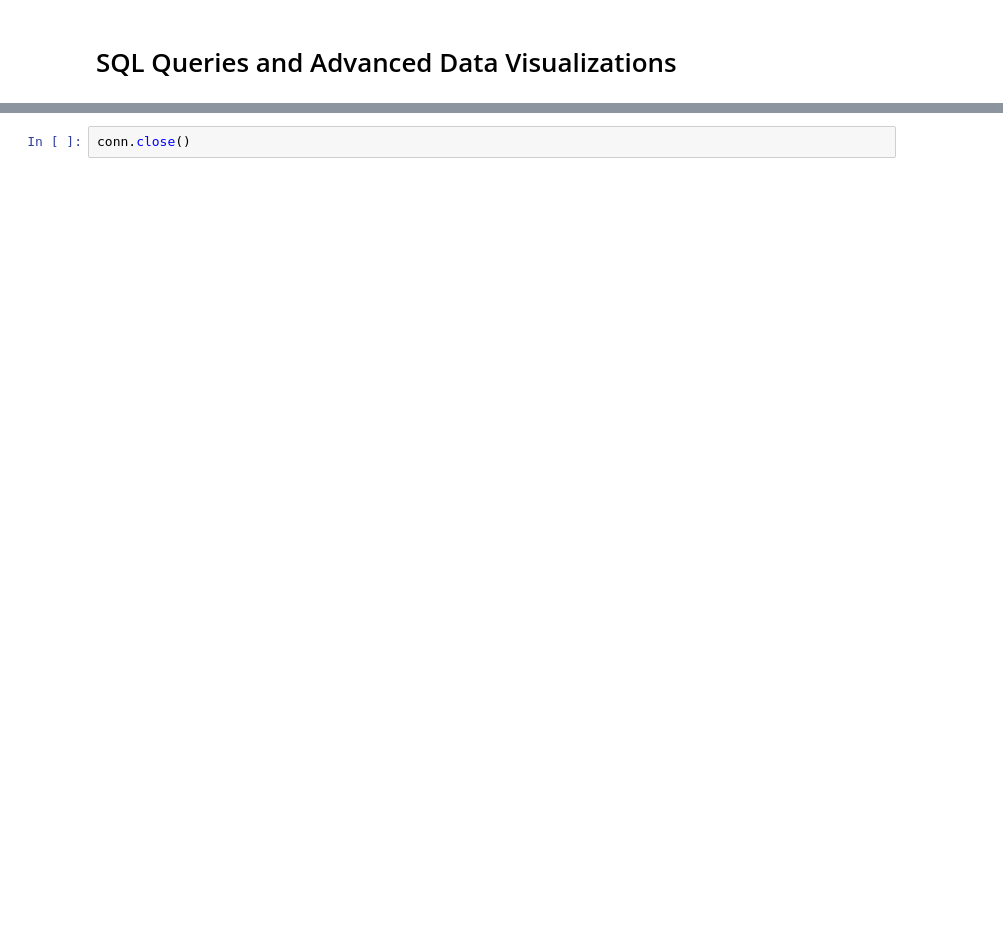
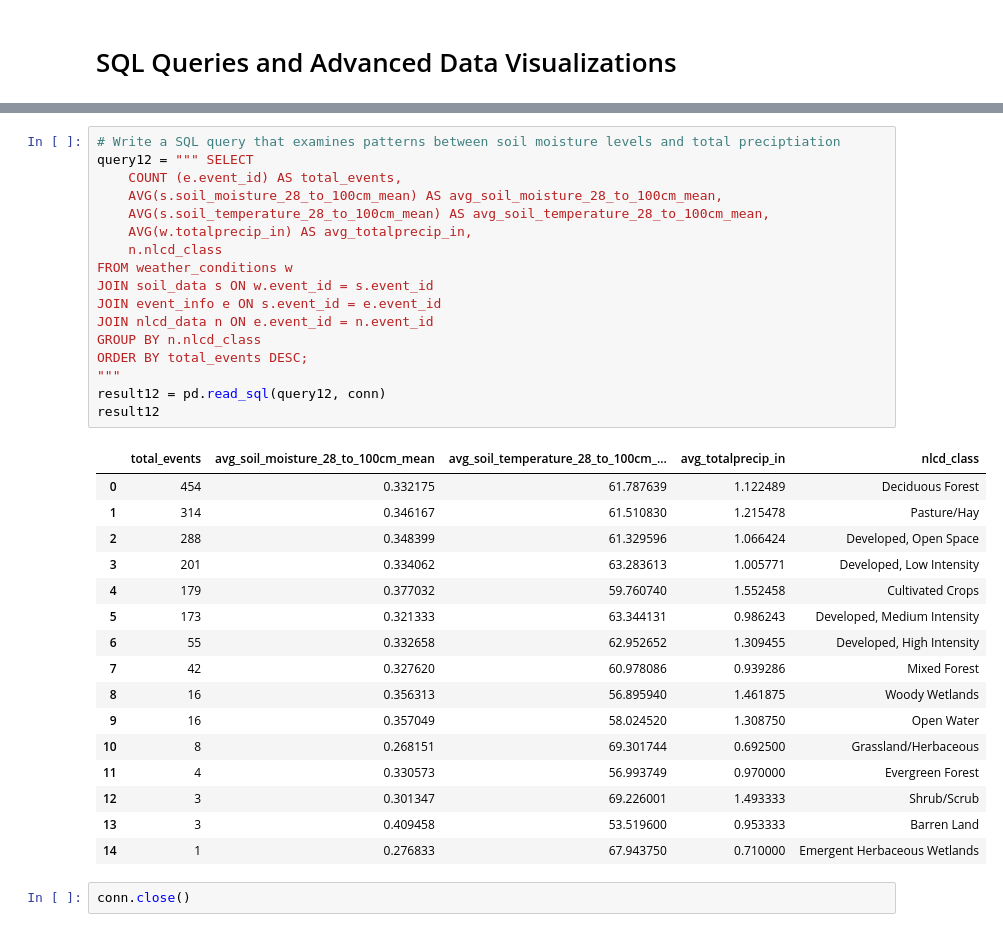
Before and after one commit to ashleyadehart/flash_floods_ky_2015_2025, a Jupyter notebook: notebooks/flash_floods_ky_2015_2025.ipynb, the cells around one changed output, grey strips where cells are left out. Saved outputs shown, nothing was run; the diff lists cells and outputs as text; blank space fills up the shorter version.

```diff
--- a/notebooks/flash_floods_ky_2015_2025.ipynb
+++ b/notebooks/flash_floods_ky_2015_2025.ipynb
@@ -954,2 +1723,36 @@ result11
+# %%
+# Write a SQL query that examines patterns between soil moisture levels and total preciptiation
+query12 = """ SELECT
+    COUNT (e.event_id) AS total_events,
+    AVG(s.soil_moisture_28_to_100cm_mean) AS avg_soil_moisture_28_to_100cm_mean,
+    AVG(s.soil_temperature_28_to_100cm_mean) AS avg_soil_temperature_28_to_100cm_mean,
+    AVG(w.totalprecip_in) AS avg_totalprecip_in,
+    n.nlcd_class
+FROM weather_conditions w
+JOIN soil_data s ON w.event_id = s.event_id
+JOIN event_info e ON s.event_id = e.event_id
+JOIN nlcd_data n ON e.event_id = n.event_id
+GROUP BY n.nlcd_class
+ORDER BY total_events DESC;
+"""
+result12 = pd.read_sql(query12, conn)
+result12
+# %% [output]
+|  | total_events | avg_soil_moisture_28_to_100cm_mean | avg_soil_temperature_28_to_100cm_... | avg_totalprecip_in | nlcd_class |
+| 0 | 454 | 0.332175 | 61.787639 | 1.122489 | Deciduous Forest |
+| 1 | 314 | 0.346167 | 61.510830 | 1.215478 | Pasture/Hay |
+| 2 | 288 | 0.348399 | 61.329596 | 1.066424 | Developed, Open Space |
+| 3 | 201 | 0.334062 | 63.283613 | 1.005771 | Developed, Low Intensity |
+| 4 | 179 | 0.377032 | 59.760740 | 1.552458 | Cultivated Crops |
+| 5 | 173 | 0.321333 | 63.344131 | 0.986243 | Developed, Medium Intensity |
+| 6 | 55 | 0.332658 | 62.952652 | 1.309455 | Developed, High Intensity |
+| 7 | 42 | 0.327620 | 60.978086 | 0.939286 | Mixed Forest |
+| 8 | 16 | 0.356313 | 56.895940 | 1.461875 | Woody Wetlands |
+| 9 | 16 | 0.357049 | 58.024520 | 1.308750 | Open Water |
+| 10 | 8 | 0.268151 | 69.301744 | 0.692500 | Grassland/Herbaceous |
+| 11 | 4 | 0.330573 | 56.993749 | 0.970000 | Evergreen Forest |
+| 12 | 3 | 0.301347 | 69.226001 | 1.493333 | Shrub/Scrub |
+| 13 | 3 | 0.409458 | 53.519600 | 0.953333 | Barren Land |
+| 14 | 1 | 0.276833 | 67.943750 | 0.710000 | Emergent Herbaceous Wetlands |
 # %%
 conn.close()
```
Also changed, not shown: parts of 65 cells of this notebook, 2 other files.
